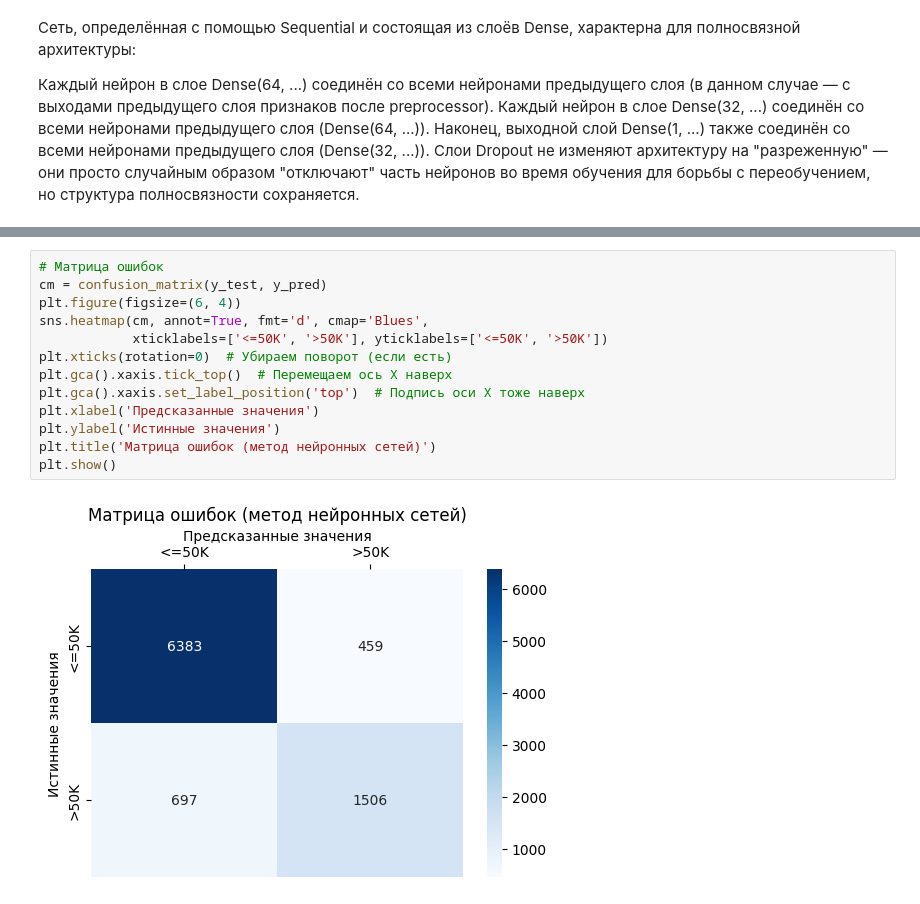
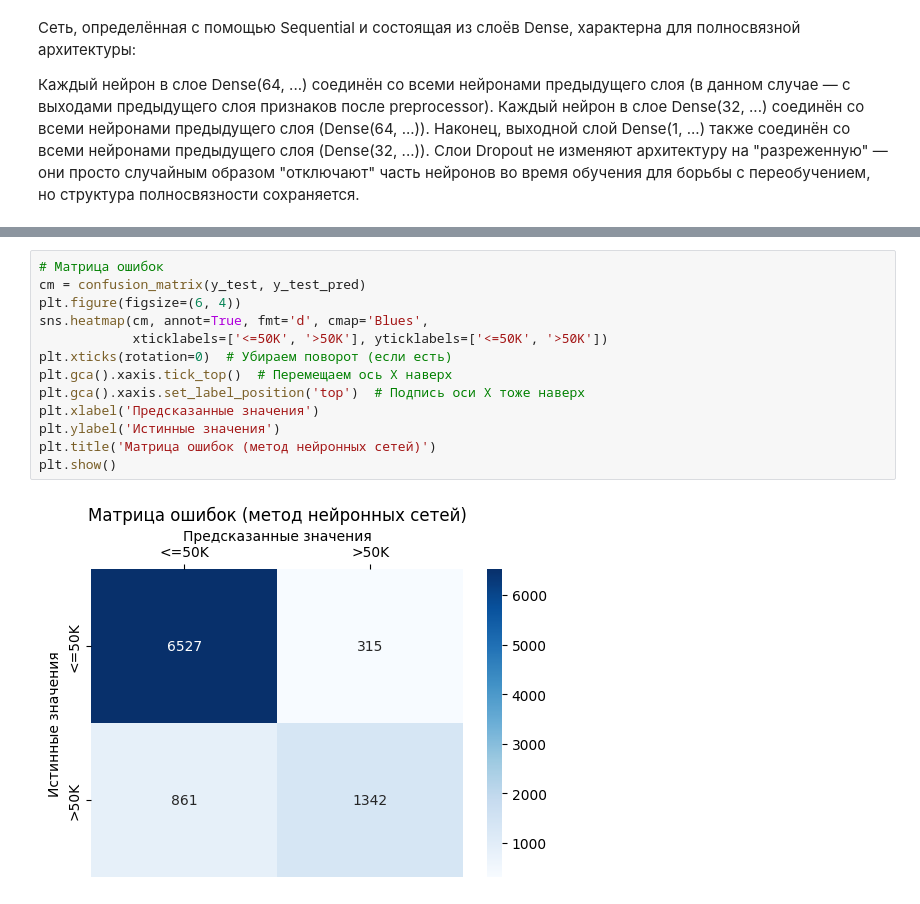
Before and after one commit to DaryaBorovinskaya/MAD_lab2, a Jupyter notebook: Slava.ipynb, the cells around one changed output, grey strips where cells are left out. Cells and saved outputs as stored; diff of their text form.

```diff
--- a/Slava.ipynb
+++ b/Slava.ipynb
@@ -448,15 +452,15 @@ AUC: 0.9277
 # %%
 # Матрица ошибок
-cm = confusion_matrix(y_test, y_pred)
+cm = confusion_matrix(y_test, y_test_pred)
 plt.figure(figsize=(6, 4))
 sns.heatmap(cm, annot=True, fmt='d', cmap='Blues',
             xticklabels=['<=50K', '>50K'], yticklabels=['<=50K', '>50K'])
 plt.xticks(rotation=0)  # Убираем поворот (если есть)
 plt.gca().xaxis.tick_top()  # Перемещаем ось X наверх
 plt.gca().xaxis.set_label_position('top')  # Подпись оси X тоже наверх
 plt.xlabel('Предсказанные значения')
 plt.ylabel('Истинные значения')
 plt.title('Матрица ошибок (метод нейронных сетей)')
 plt.show()
 # %% [output]
-[figure, old version]
+[figure, new version]
```
Also changed, not shown: parts of 4 cells of this notebook, 1 other file.
